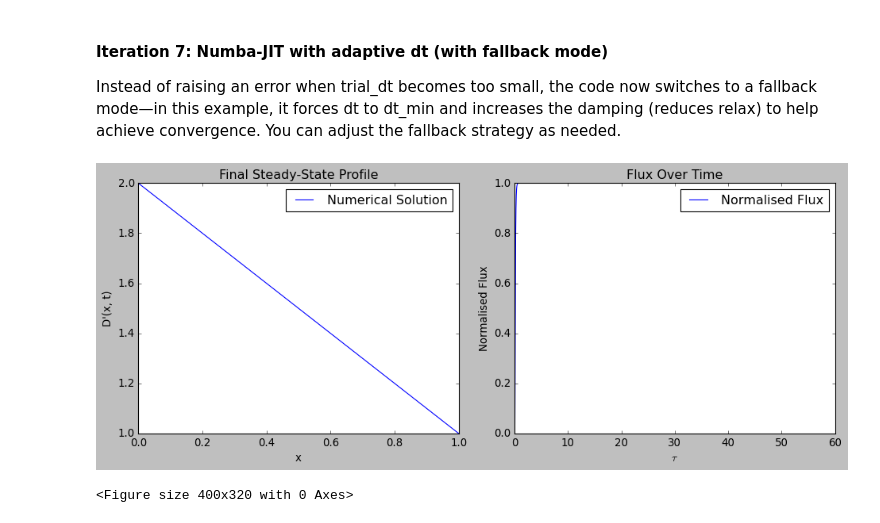
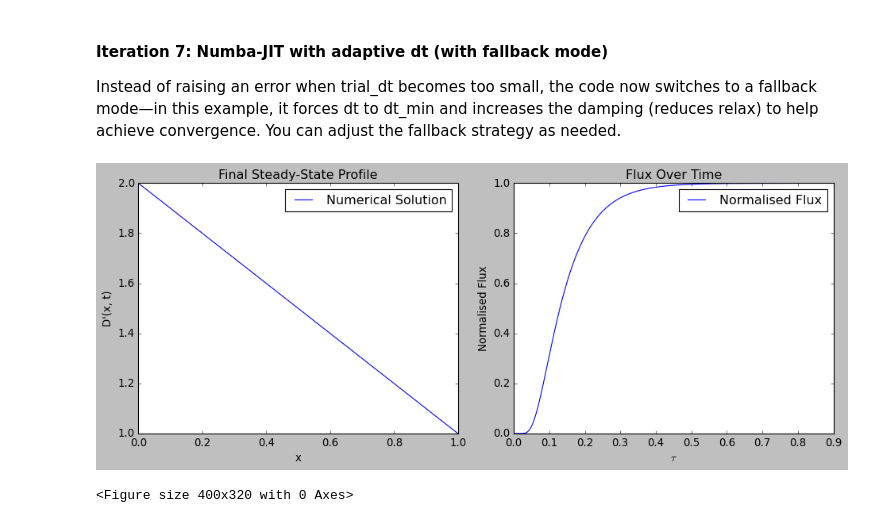
Before and after one commit to louis-sh-nguyen/object-oriented-pemeation-analysis, a Jupyter notebook: notebooks/numerical_solution_methods.ipynb, the cells around one changed output. Cells and saved outputs as stored; diff of their text form; code cells hidden in the pictures.

```diff
--- a/notebooks/numerical_solution_methods.ipynb
+++ b/notebooks/numerical_solution_methods.ipynb
@@ -1330,34 +1330,43 @@ def solve_pde_newton_adaptive_fallback(D1_prime, DT_0, T, X, L, dx,
     return Dprime_df, flux_df
 # %%
 # Example call:
+# Dprime_df, flux_df = solve_pde_newton_adaptive_fallback(
+#         D1_prime=2.0, DT_0=5e-5, T=10e3, X=1.0, L=0.1,
+#         dx=0.005, rel_tol=1e-6, max_iter=100, relax=0.8
+#     )
+# Dprime_df, flux_df = solve_pde_newton_adaptive_fallback(
+#         D1_prime=2.0, DT_0=1e-7, T=80e3, X=1.0, L=0.1,
+#         dx=0.005, rel_tol=1e-6, max_iter=100, relax=0.8, dt_target=5
+#     ) # norm_flux not reaching 1.0
 Dprime_df, flux_df = solve_pde_newton_adaptive_fallback(
-        D1_prime=2.0, DT_0=5e-5, T=10e3, X=1.0, L=0.1,
-        dx=0.005, rel_tol=1e-6, max_iter=100, relax=0.8
-    )
+        D1_prime=2.0, DT_0=1e-7, T=80e3, X=1.0, L=0.1,
+        dx=0.002, rel_tol=1e-8, max_iter=100, relax=0.8, dt_target=10
+    )   # decreasing r_tol and increase max_iter helps norm_flux to reach 1.0
 
 x = [float(str(col).split('x=')[-1]) for col in Dprime_df.columns if 'x=' in col]
 
+plt.style.use('classic')
 # Plot the final steady-state profile
 fig, axs = plt.subplots(1, 2, figsize=(12, 5))
 
 # Plot final steady-state profile
 axs[0].plot(x, Dprime_df.iloc[-1, :], label="Numerical Solution")
 axs[0].set_xlabel("x")
 axs[0].set_ylabel("D'(x, t)")
 axs[0].set_title("Final Steady-State Profile")
 axs[0].legend()
 
 # Plot flux history over time
 axs[1].plot(flux_df['tau'], flux_df['normalised_flux'], label="Normalised Flux")
 axs[1].set_xlabel(r"$\tau$")
 axs[1].set_ylabel("Normalised Flux")
 axs[1].set_title("Flux Over Time")
 axs[1].legend()
 
 plt.tight_layout()
 plt.show()
 # %% [output]
-[figure, old version]
+[figure, new version]
 # %%
 # Test different parameter combinations
 DT_0s = [1e-6, 1e-5]  # Range of DT_0 values
```
Also changed, not shown: parts of 3 cells of this notebook, 6 other files.
